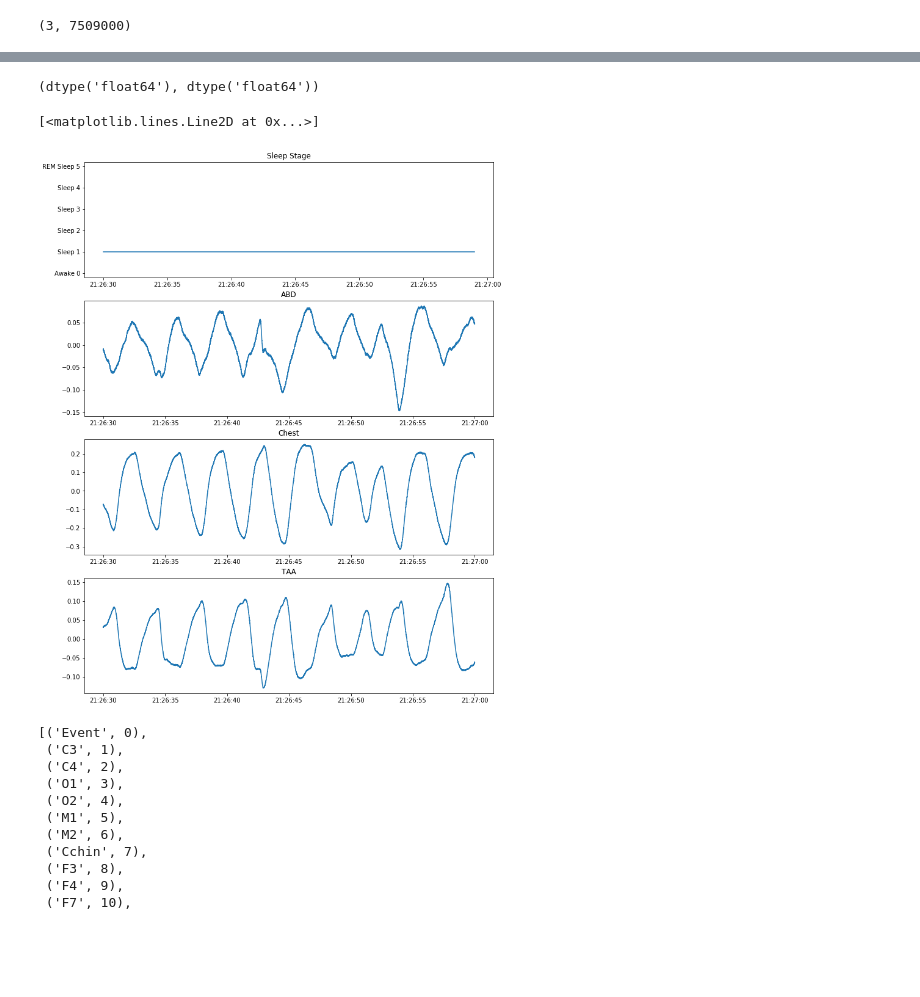
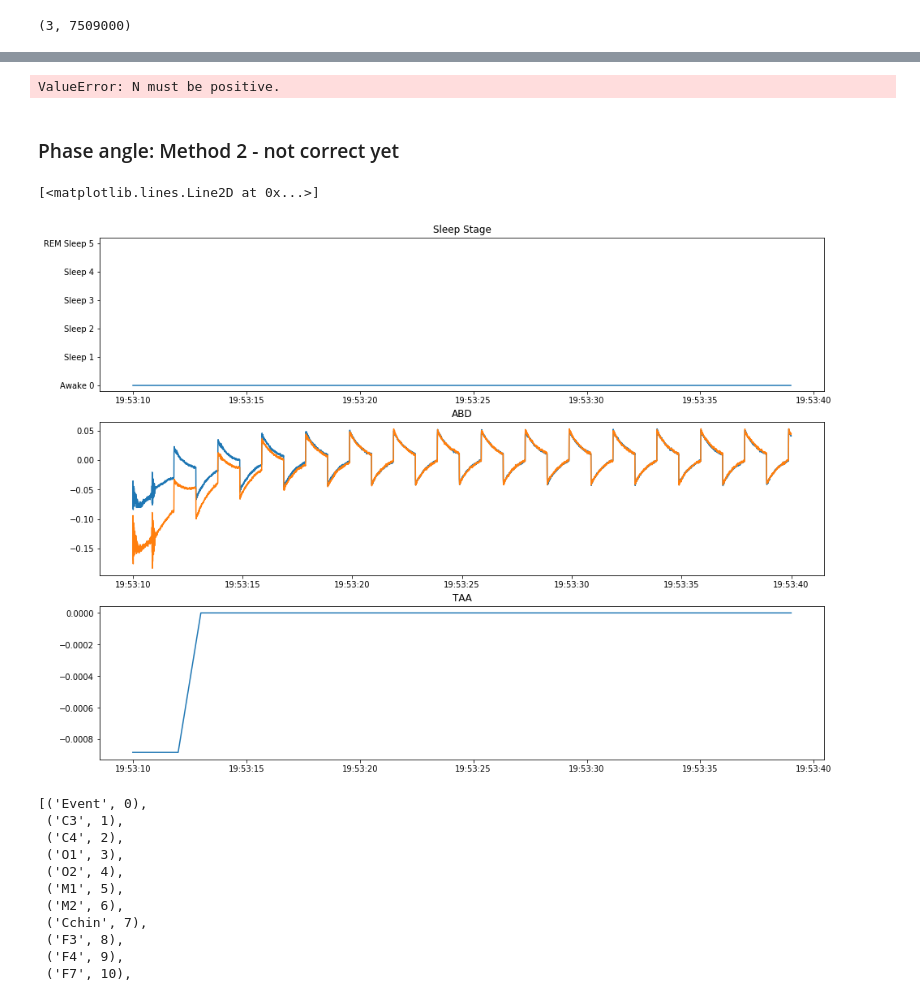
Before and after one commit to jonathanbranam/aisdb, a Jupyter notebook: FirstReadEDF.ipynb, the cells around one changed output, grey strips where cells are left out. Saved outputs shown, nothing was run; the diff lists cells and outputs as text; code cells hidden in the pictures; blank space fills up the shorter version.

```diff
--- a/FirstReadEDF.ipynb
+++ b/FirstReadEDF.ipynb
@@ -96,3 +96,13 @@ sigs.shape
 (3, 7509000)
 # %%
 from scipy.signal import hilbert
+# %%
+freq = 200
+# %%
+# https://stackoverflow.com/questions/27545171/identifying-phase-shift-between-signals
+x1 = sin( 0.1*arange(1024) )
+x2 = sin( 0.1*arange(1024) + 0.456)
+x1h = hilbert(x1)
+x2h = hilbert(x2)
+c = inner( x1h, conj(x2h) ) / sqrt( inner(x1h,conj(x1h)) * inner(x2h,conj(x2h)) )
+phase_diff = angle(c)
@@ -99 +119,24 @@ from scipy.signal import hilbert
+# %%
+x1 = sigs[0,:]
+x2 = sigs[1,:]
+win_size = 3
+x_stride = win_size*freq
+half_x_stride = x_stride // 2
+xlen = len(x1)
+win_count = int(np.ceil(xlen/x_stride))
+secs = int(len(x1)/freq)
+taa = np.zeros(secs)
+for i in range(win_count):
+    j = max(i * x_stride - half_x_stride, 0)
+    j_end = min(i * x_stride - half_x_stride, xlen)
+    x1_h = hilbert(x1[j:j_end])
+    x2_h = hilbert(x2[j:j_end])
+    c = np.inner(x1_h, np.conj(x2_h)) / np.sqrt(np.inner(x1_h, np.conj(x1_h)) * np.inner(x2_h,np.conj(x2_h)))
+    phase_angle = np.angle(c)
+    #phase_angle = np.arctan(c)
+    taa[i*win_size:i*win_size+win_size] = phase_angle
+# %% [output]
+ValueError: N must be positive.
+# %% [markdown]
+### Phase angle: Method 2 - not correct yet
 # %%
@@ -108,4 +155,0 @@ x2_i = np.imag(x2_h)
-# %%
-x1_r.dtype, x1_i.dtype
-# %% [output]
-(dtype('float64'), dtype('float64'))
@@ -119,44 +156,46 @@ taa = np.arctan2(numer, denom)
 # %%
-plt.figure(figsize=(12,16))
+plt.figure(figsize=(16,16))
 freq = 200
 window_len = 30
-start_time = 8_200
 start_time = 5_600
+start_time = 8_500
+start_time = 11_474
+start_time = 0
 plot_range = np.arange(start_time*freq, (start_time+window_len)*freq)
 
 time_range = np.empty_like(plot_range, dtype='datetime64[ms]')
 for i in range(len(plot_range)):
     time_range[i] = start_dt.naive + td(milliseconds=plot_range[i]*1/freq*1000)
 
 # sleep stage is different resolution
 ss_time_range = np.empty(window_len, dtype='datetime64[ms]')
 for i in range(window_len):
     ss_time_range[i] = start_dt.naive + td(seconds=start_time+i)
 
 
 plt.subplot(411)
 plt.title('Sleep Stage')
 plt.ylim((-0.2,5.2))
 plt.yticks(range(6), ['Awake 0', 'Sleep 1', 'Sleep 2', 'Sleep 3', 'Sleep 4', 'REM Sleep 5'])
 plt.plot(ss_time_range, stages[start_time:start_time+window_len])
 
 plt.subplot(412)
 plt.title('ABD')
 plt.plot(time_range, sigs[0,plot_range])
+#plt.subplot(413)
+#plt.title('Chest')
+plt.plot(time_range, sigs[1,plot_range])
 plt.subplot(413)
-plt.title('Chest')
-plt.plot(time_range, sigs[1,plot_range])
-plt.subplot(414)
 plt.title('TAA')
-plt.plot(time_range, taa[plot_range])
+plt.plot(ss_time_range, taa[start_time:start_time+window_len])
 
 
 
 #plt.title('SAO2')
 #plt.plot(time_range, sigs[2,plot_range])
 # %% [output]
 [<matplotlib.lines.Line2D at 0x...>]
-[figure, old version]
+[figure, new version]
 # %%
 signal_labels = f.getSignalLabels()
 list(zip(signal_labels, range(len(signal_labels))))
```
Also changed, not shown: parts of 4 cells of this notebook.
